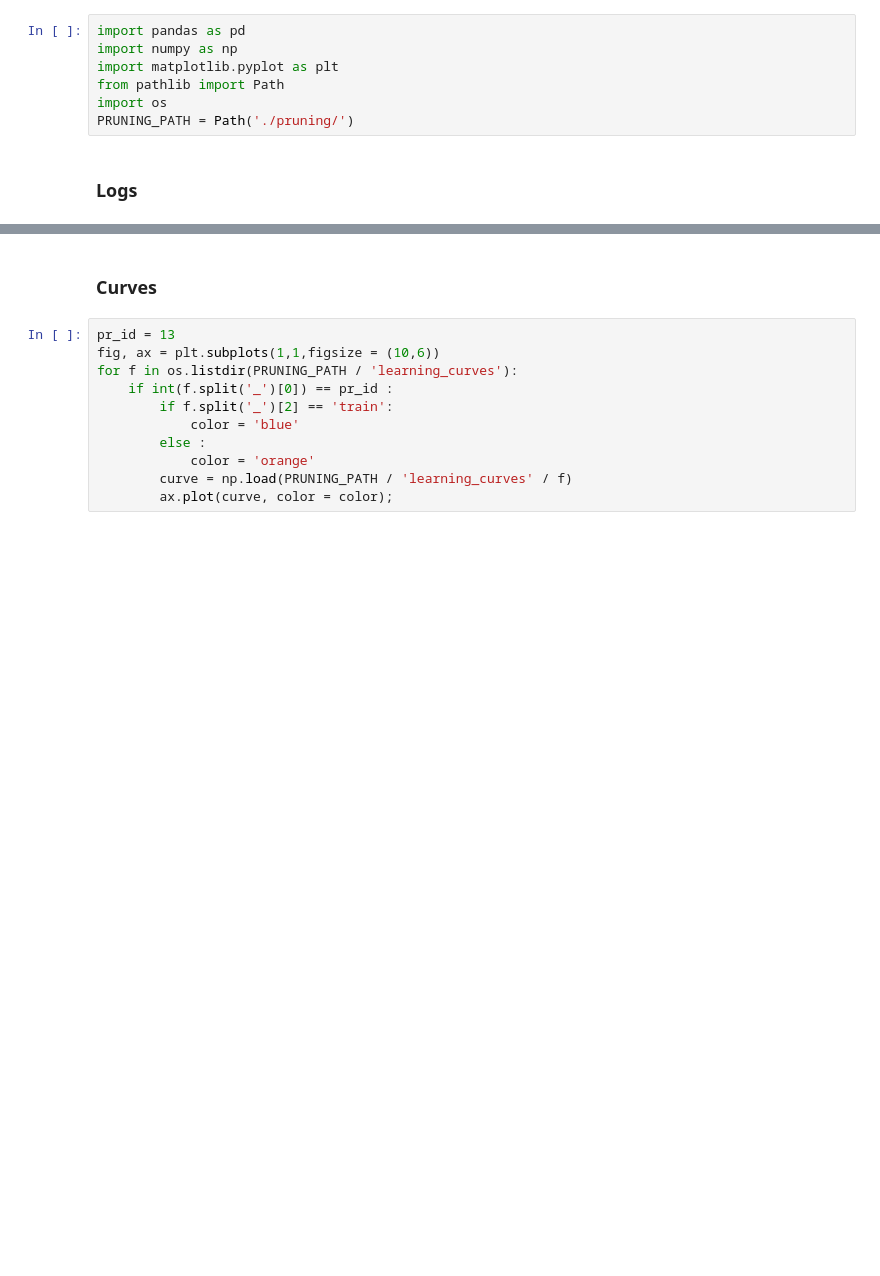
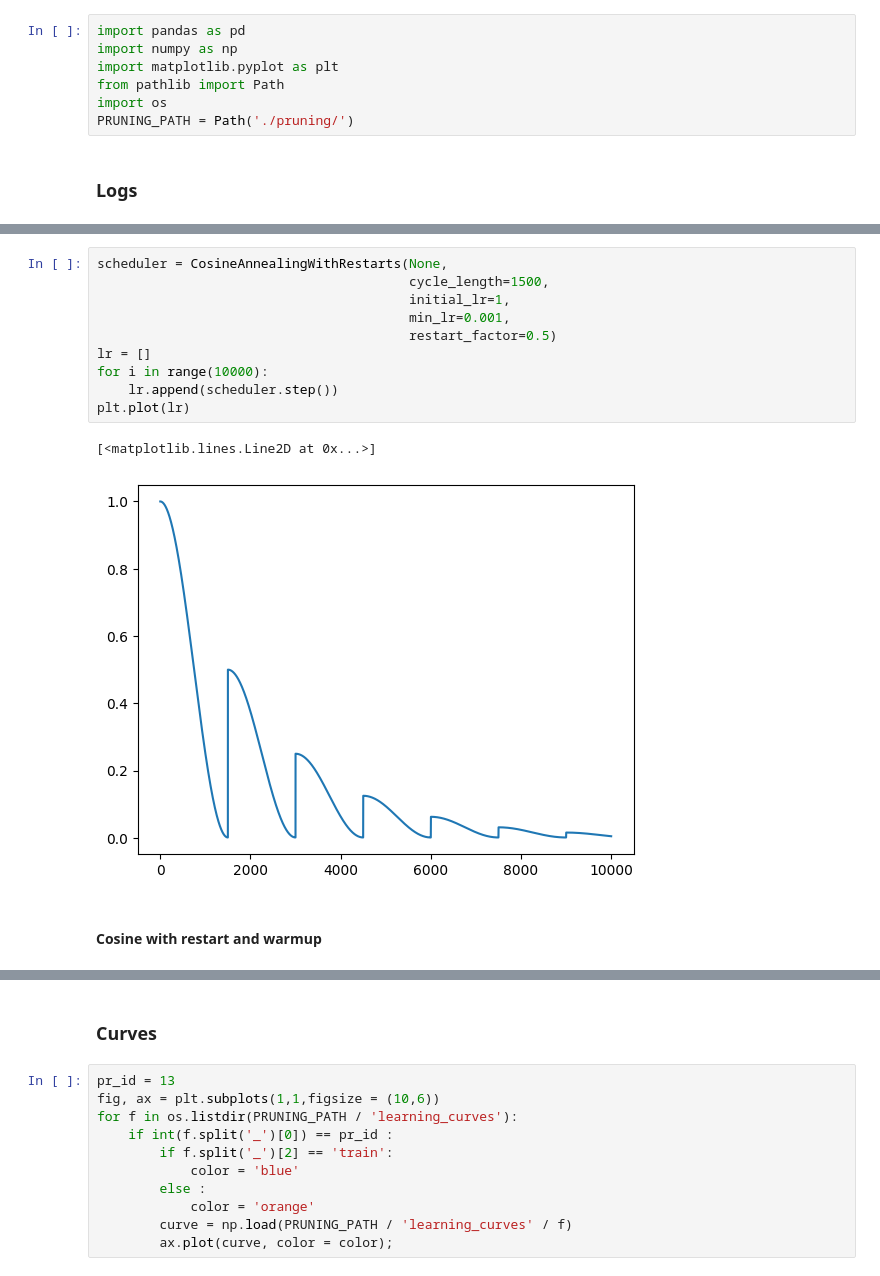
Before and after one commit to arnaud-odet/Time-Series-Library, a Jupyter notebook: pruning.ipynb, the cells around one changed output, grey strips where cells are left out. Cells and saved outputs as stored; diff of their text form; blank space fills up the shorter version.

```diff
--- a/pruning.ipynb
+++ b/pruning.ipynb
@@ -39,0 +90,15 @@ pl_df
+# %%
+scheduler = CosineAnnealingWithRestarts(None,
+                                        cycle_length=1500,
+                                        initial_lr=1,
+                                        min_lr=0.001,
+                                        restart_factor=0.5)
+lr = []
+for i in range(10000):
+    lr.append(scheduler.step())
+plt.plot(lr)
+# %% [output]
+[<matplotlib.lines.Line2D at 0x...>]
+[figure, added]
+# %% [markdown]
+#### Cosine with restart and warmup
```
Also changed, not shown: parts of 7 cells of this notebook, 17 other files.
